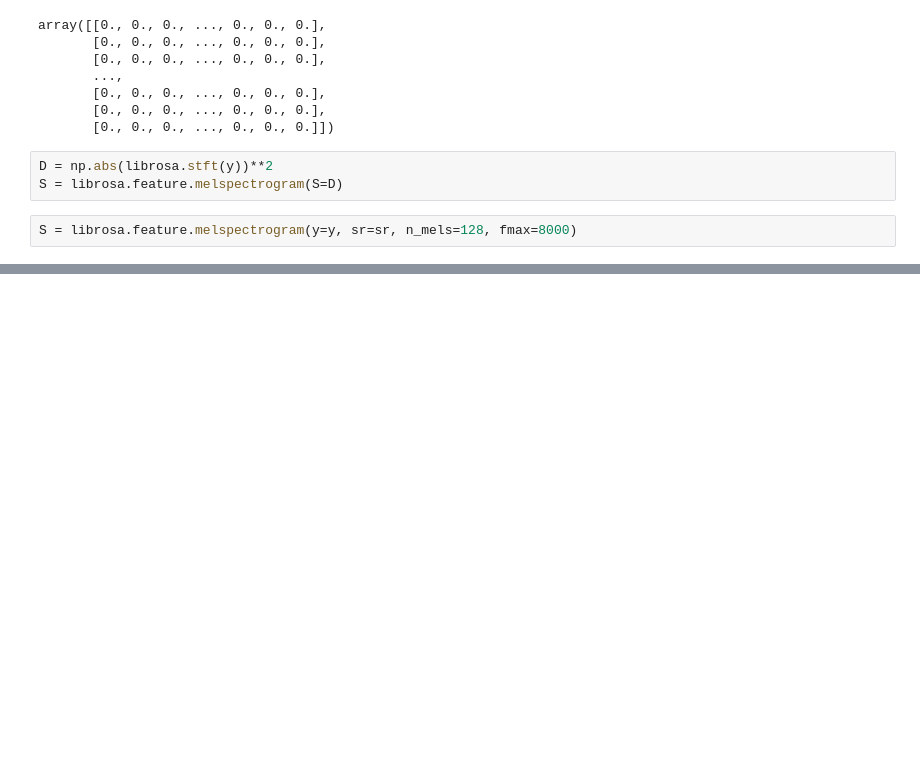
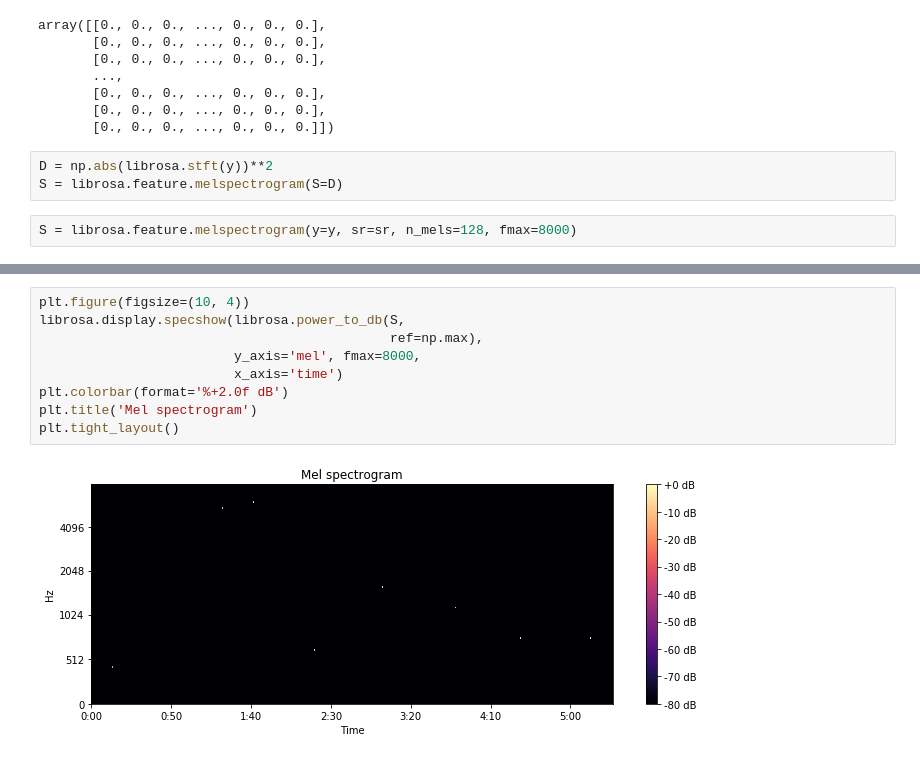
Before and after one commit to IOStream-OpenEnd/AudioFinger, a Jupyter notebook: Primary.ipynb, the cells around one changed output, grey strips where cells are left out. Cells and saved outputs as stored; diff of their text form; blank space fills up the shorter version.

```diff
--- a/Primary.ipynb
+++ b/Primary.ipynb
@@ -54,0 +77,11 @@ TST ARRAY
+# %%
+plt.figure(figsize=(10, 4))
+librosa.display.specshow(librosa.power_to_db(S,
+                                             ref=np.max),
+                         y_axis='mel', fmax=8000,
+                         x_axis='time')
+plt.colorbar(format='%+2.0f dB')
+plt.title('Mel spectrogram')
+plt.tight_layout()
+# %% [output]
+[figure, added]
```
Also changed, not shown: parts of 3 cells of this notebook.
